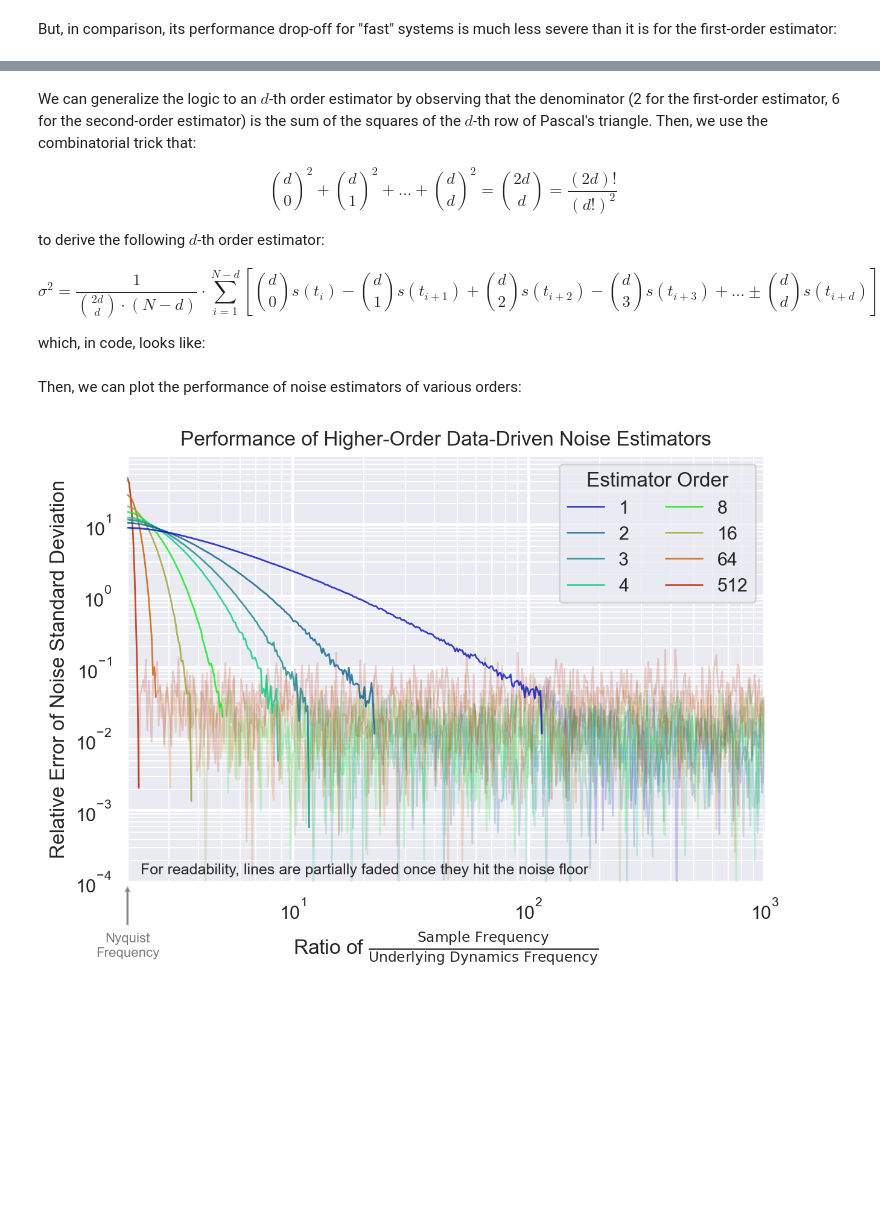
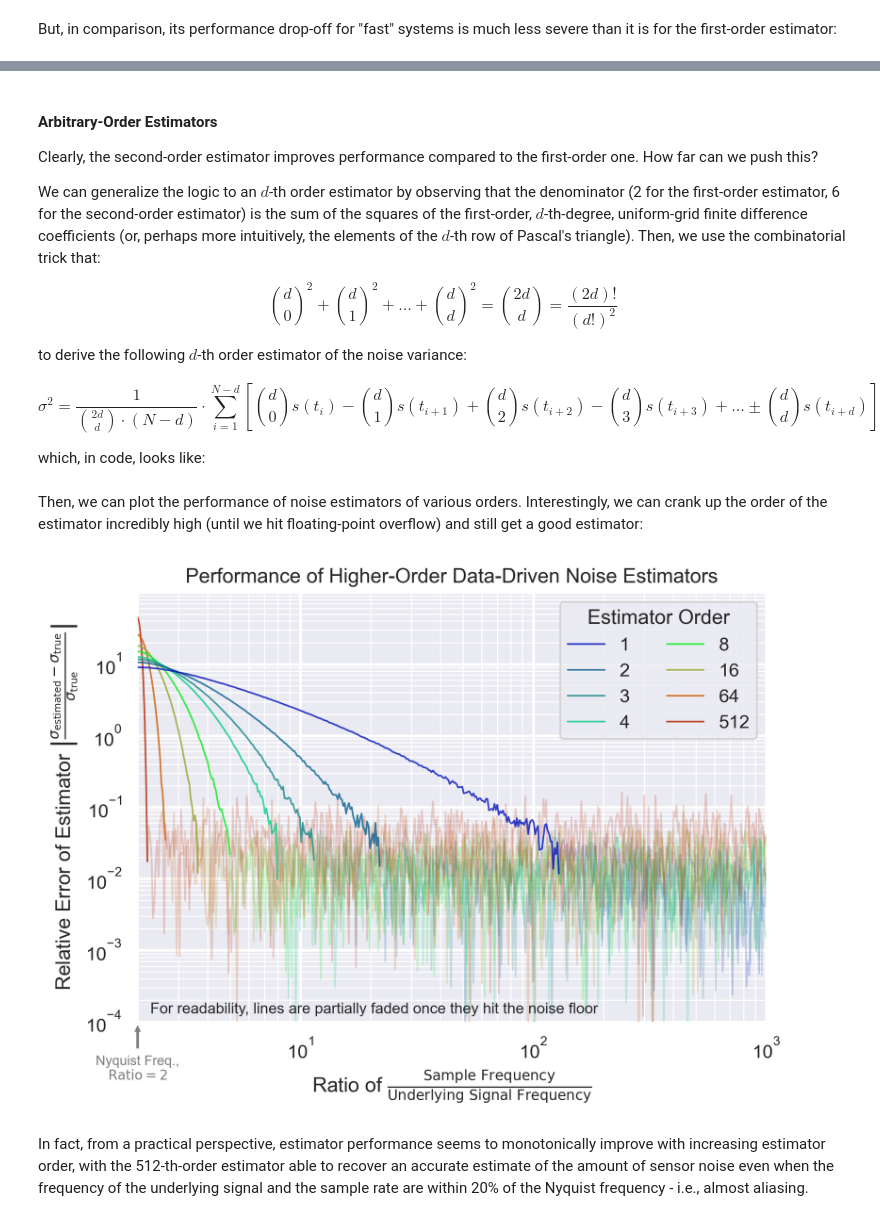
Before and after one commit to peterdsharpe/aircraft-polar-reconstruction-from-flight-test, a Jupyter notebook: manuscript.ipynb, the cells around one changed output, grey strips where cells are left out. Saved outputs shown, nothing was run; the diff lists cells and outputs as text; code cells hidden in the pictures; blank space fills up the shorter version.

```diff
--- a/manuscript.ipynb
+++ b/manuscript.ipynb
@@ -313,7 +314,8 @@ for i in range(len(assumed_stdev)):
         ".k",
         label="Raw Data",
         alpha=0.5,
-        markersize=4,
+        markersize=6,
+        markeredgewidth=0
     )
 
     n = names[i]
@@ -340,7 +342,8 @@ for i in range(len(assumed_stdev)):
 plt.suptitle(f"One Dataset, Many Possible Interpretations:\nAirspeed data, zoomed to $t \in {xlim}$")
 
 p.show_plot(
-    legend=False
+    legend=False,
+    dpi=300,
 )
 # %% [output]
 [figure]
@@ -553,11 +615,15 @@ Sample frequency / Underlying Dynamics Frequency = 1000.0
 True noise standard deviation: 0.100
 Estimated noise standard deviation: 0.148
 # %% [markdown]
-We can generalize the logic to an $d$-th order estimator by observing that the denominator (2 for the first-order estimator, 6 for the second-order estimator) is the sum of the squares of the $d$-th row of Pascal's triangle. Then, we use the combinatorial trick that:
+#### Arbitrary-Order Estimators
+
+Clearly, the second-order estimator improves performance compared to the first-order one. How far can we push this?
+
+We can generalize the logic to an $d$-th order estimator by observing that the denominator (2 for the first-order estimator, 6 for the second-order estimator) is the sum of the squares of the first-order, $d$-th-degree, uniform-grid finite difference coefficients (or, perhaps more intuitively, the elements of the $d$-th row of Pascal's triangle). Then, we use the combinatorial trick that:
 
 $${d \choose 0}^2 + {d \choose 1}^2 + \dots + {d \choose d}^2 = {2 d \choose d} = \frac{(2d)!}{(d!)^2}$$
 
-to derive the following $d$-th order estimator:
+to derive the following $d$-th order estimator of the noise variance:
 
 $$\sigma^2 =
 \frac{1}{{2 d \choose d} \cdot (N-d)}
@@ -575,9 +641,10 @@ which, in code, looks like:
 def synthesize_data_and_reconstruct_noise_variance(freq_signal, freq_sample, order=1):
     """
     Generates a synthetic dataset with known noise properties, and then reconstructs the noise variance using the
-        specified-order method described above.
+    specified-order method described above.
 
-    The signal is assumed to be a sinusoid with some frequency, and the noise is assumed to be independent, homoscedastic, and normally-distributed.
+    The signal is assumed to be a sinusoid with some frequency, and the noise is assumed to be independent,
+    homoscedastic, and normally-distributed.
 
     Args:
         freq_signal: Frequency of the underlying true signal [Hz]
@@ -597,22 +664,20 @@ def synthesize_data_and_reconstruct_noise_variance(freq_signal, freq_sample, ord
     sensor_data = true_data + noise
 
     ##### Noise Variance Reconstruction #####
+    ### Note: there are a few differences between the equation above and this, to prevent overflow
     diff_data = sensor_data
 
+    from scipy.special import binom
+    denominator = np.sqrt(binom(2 * order, order))
+
     for _ in range(order):
-        diff_data = np.diff(diff_data)
+        diff_data = np.diff(diff_data) / denominator ** (1 / order)
 
-    from scipy.special import factorial, binom
-
-    estimated_noise_standard_deviation = (
-        np.std(  # Standard deviation
-            diff_data / np.sqrt(binom(2 * order, order)),
-        )
-    )
+    estimated_noise_standard_deviation = np.std(diff_data)
 
     return true_noise_standard_deviation, estimated_noise_standard_deviation
 # %% [markdown]
-Then, we can plot the performance of noise estimators of various orders:
+Then, we can plot the performance of noise estimators of various orders. Interestingly, we can crank up the order of the estimator incredibly high (until we hit floating-point overflow) and still get a good estimator:
 # %%
 fig, ax = plt.subplots()
 
@@ -632,10 +697,13 @@ for i, order in enumerate(orders):
     error = np.abs(true - estimated) / true
 
     index_noise_floor = np.argwhere(
-        (np.arange(len(error)) > np.argmax(error)) & (error < 2 * np.median(error[-20:]))
+        (np.arange(len(error)) > np.argmax(error)) & (error < 2 * np.median(error[-50:]))
     )[0][0]
 
     c = p.adjust_lightness(colors[i], 0.6)
+
+    # print(order)
+    # print(np.mean(estimated[index_noise_floor+1:]), np.std(estimated[index_noise_floor+1:]))
 
     ax.loglog(
         ratio[:index_noise_floor + 1],
@@ -655,40 +723,43 @@ plt.xlim(left=2, right=(freq_sample / freq_signals)[-1])
 plt.ylim(bottom=1 / freq_sample / 10)
 
 plt.annotate(
-    text="Nyquist\nFrequency",
+    text="Nyquist Freq.,\n$\mathrm{Ratio}=2$",
     xy=(0, 0),
-    xytext=(0, -30),
+    xytext=(0, -20),
     xycoords="axes fraction",
     textcoords="offset points",
     ha="center",
     va="top",
     alpha=0.6,
     fontsize=8,
     arrowprops=dict(
         arrowstyle="simple",
         # connectionstyle="arc3,rad=0.2",
+        linewidth=0,
         alpha=0.5,
         facecolor="k",
     ),
 )
 plt.annotate(
     text="For readability, lines are partially faded once they hit the noise floor",
     xy=(0.02, 0.02),
     xycoords="axes fraction",
     ha="left",
     fontsize=9
 )
 
-
 plt.legend(
     title="Estimator Order",
     ncols=2,
 )
 p.show_plot(
     title="Performance of Higher-Order Data-Driven Noise Estimators",
-    xlabel=r"Ratio of $\frac{\mathrm{Sample\ Frequency}}{\mathrm{Underlying\ Dynamics\ Frequency}}$",
-    ylabel="Relative Error of Noise Standard Deviation",
-    legend=False
+    xlabel=r"Ratio of $\frac{\mathrm{Sample\ Frequency}}{\mathrm{Underlying\ Signal\ Frequency}}$",
+    ylabel=r"Relative Error of Estimator $\left| \frac{ \sigma_{\mathrm{estimated}} - \sigma_{\mathrm{true}} }{\sigma_{\mathrm{true}}}\right|$",
+    legend=False,
+    dpi=300,
 )
 # %% [output]
-[figure, old version]
+[figure, new version]
+# %% [markdown]
+In fact, from a practical perspective, estimator performance seems to monotonically improve with increasing estimator order, with the 512-th-order estimator able to recover an accurate estimate of the amount of sensor noise even when the frequency of the underlying signal and the sample rate are within 20% of the Nyquist frequency - i.e., almost aliasing.
```
Also changed, not shown: parts of 20 cells of this notebook.
